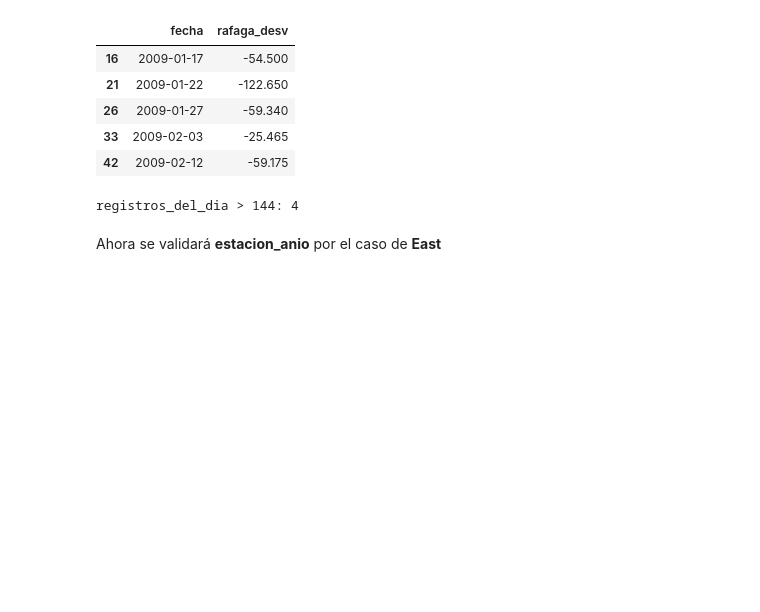
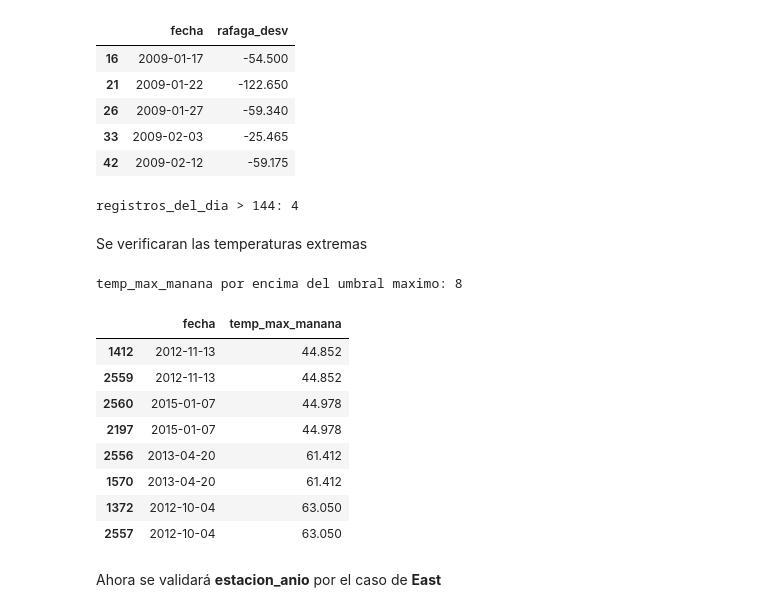
Before and after one commit to mzambranob/Fork-MaterialDeClase-ISIS-2611, a Jupyter notebook: 202620/Laboratorios/L1/laboratorio_1.ipynb, the cells around one changed output. Saved outputs shown, nothing was run; the diff lists cells and outputs as text; code cells hidden in the pictures; blank space fills up the shorter version.

```diff
--- a/202620/Laboratorios/L1/laboratorio_1.ipynb
+++ b/202620/Laboratorios/L1/laboratorio_1.ipynb
@@ -391,6 +390,22 @@ rafaga_desv negativos: 258
 print("registros_del_dia > 144:", (datos["registros_del_dia"] > 144).sum())
 # %% [output]
 registros_del_dia > 144: 4
+# %% [markdown]
+Se verificaran las temperaturas extremas
+# %%
+print("temp_max_manana por encima del umbral maximo:", (datos[OBJETIVO] > UMBRAL_MAX).sum())
+datos[datos[OBJETIVO] > UMBRAL_MAX][["fecha", OBJETIVO]].sort_values(OBJETIVO)
+# %% [output]
+temp_max_manana por encima del umbral maximo: 8
+|  | fecha | temp_max_manana |
+| 1412 | 2012-11-13 | 44.852 |
+| 2559 | 2012-11-13 | 44.852 |
+| 2560 | 2015-01-07 | 44.978 |
+| 2197 | 2015-01-07 | 44.978 |
+| 2556 | 2013-04-20 | 61.412 |
+| 1570 | 2013-04-20 | 61.412 |
+| 1372 | 2012-10-04 | 63.050 |
+| 2557 | 2012-10-04 | 63.050 |
 # %% [markdown]
 Ahora se validará **estacion_anio** por el caso de **East**
 # %%
```
Also changed, not shown: parts of 23 cells of this notebook, 1 other file.
